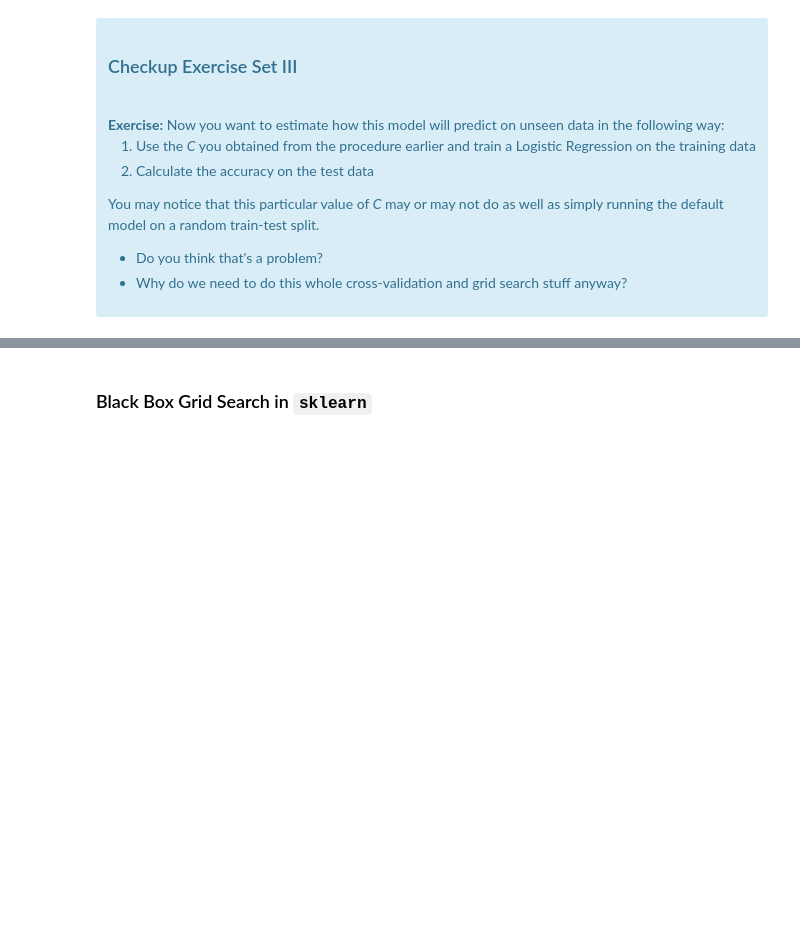
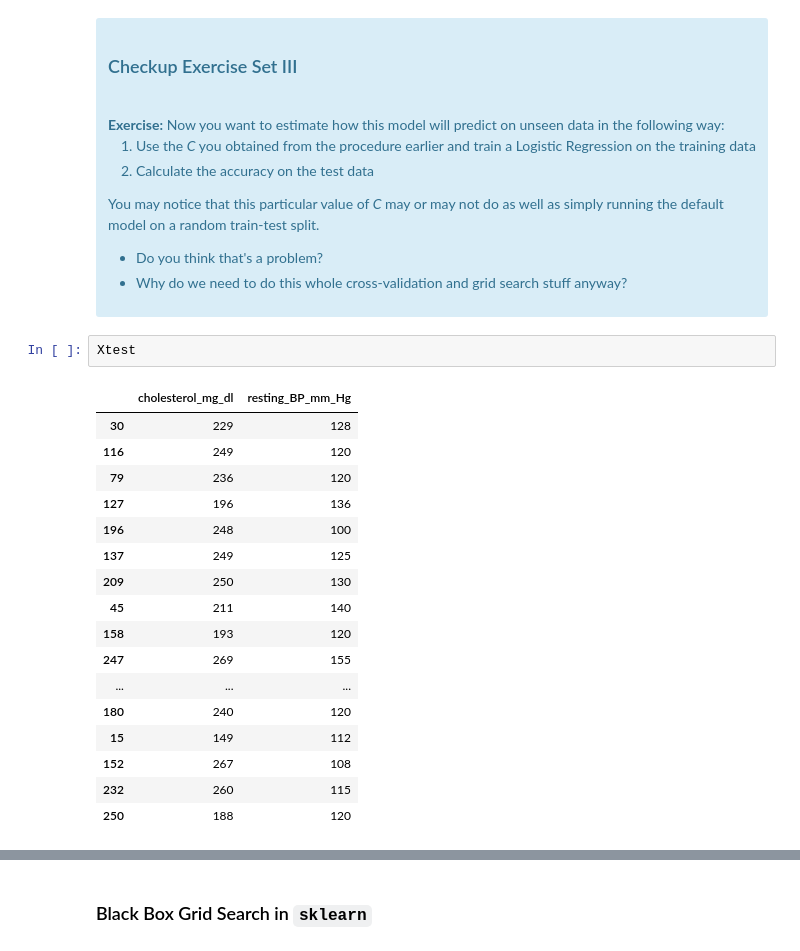
Before and after one commit to Zippart/Logistic-Regression-Diabetes-Case-Study, a Jupyter notebook: Logistic Regression Advanced Case Study.ipynb, the cells around one changed output, grey strips where cells are left out. Cells and saved outputs as stored; diff of their text form; blank space fills up the shorter version.

```diff
--- a/Logistic Regression Advanced Case Study.ipynb
+++ b/Logistic Regression Advanced Case Study.ipynb
@@ -1315,6 +1308,26 @@ You may notice that this particular value of <i>C</i> may or may not do as well
 </ul>
 
 </div>
+# %%
+Xtest
+# %% [output]
+|  | cholesterol_mg_dl | resting_BP_mm_Hg |
+| 30 | 229 | 128 |
+| 116 | 249 | 120 |
+| 79 | 236 | 120 |
+| 127 | 196 | 136 |
+| 196 | 248 | 100 |
+| 137 | 249 | 125 |
+| 209 | 250 | 130 |
+| 45 | 211 | 140 |
+| 158 | 193 | 120 |
+| 247 | 269 | 155 |
+| ... | ... | ... |
+| 180 | 240 | 120 |
+| 15 | 149 | 112 |
+| 152 | 267 | 108 |
+| 232 | 260 | 115 |
+| 250 | 188 | 120 |
 # %%
 #
 # your turn
```
Also changed, not shown: parts of 4 cells of this notebook.
